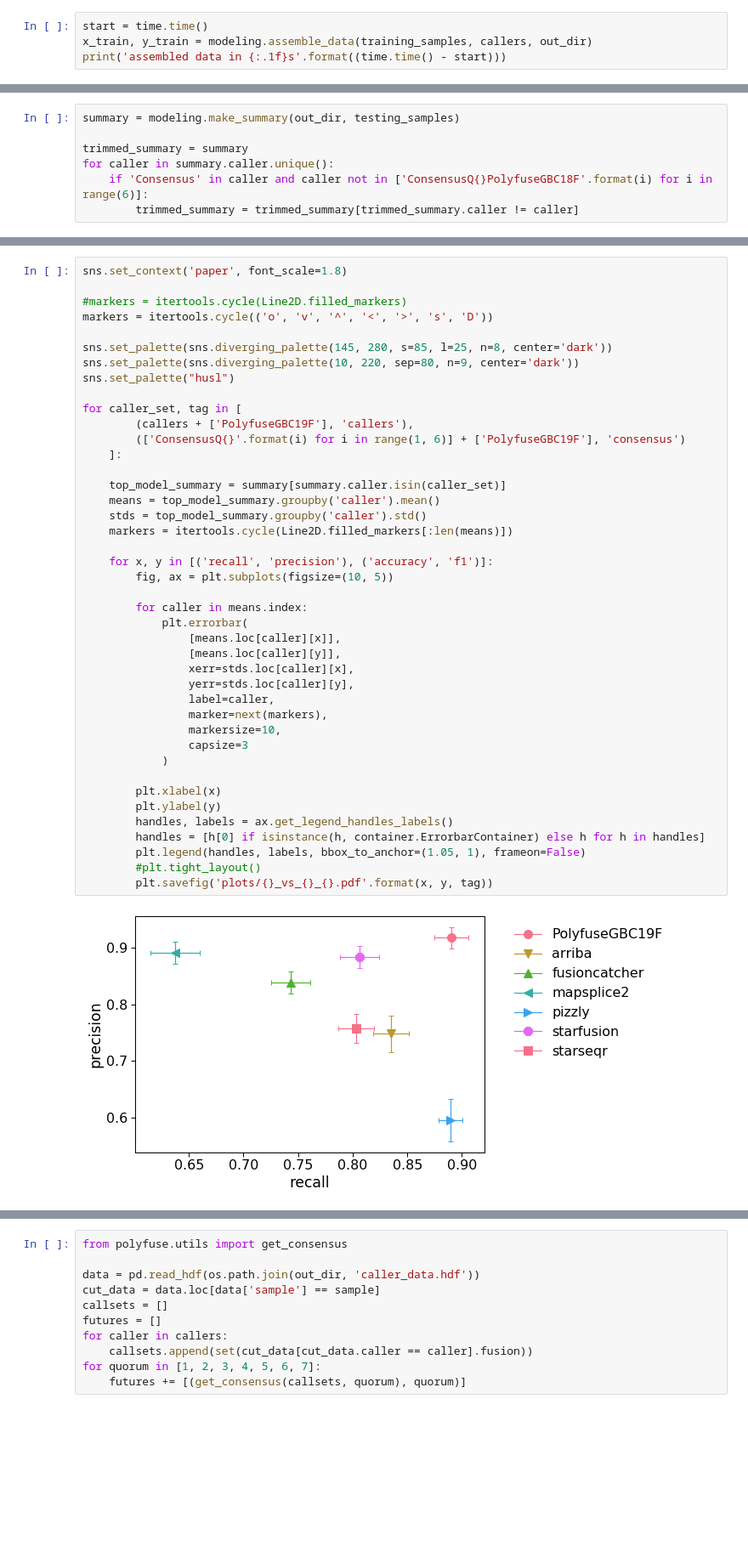
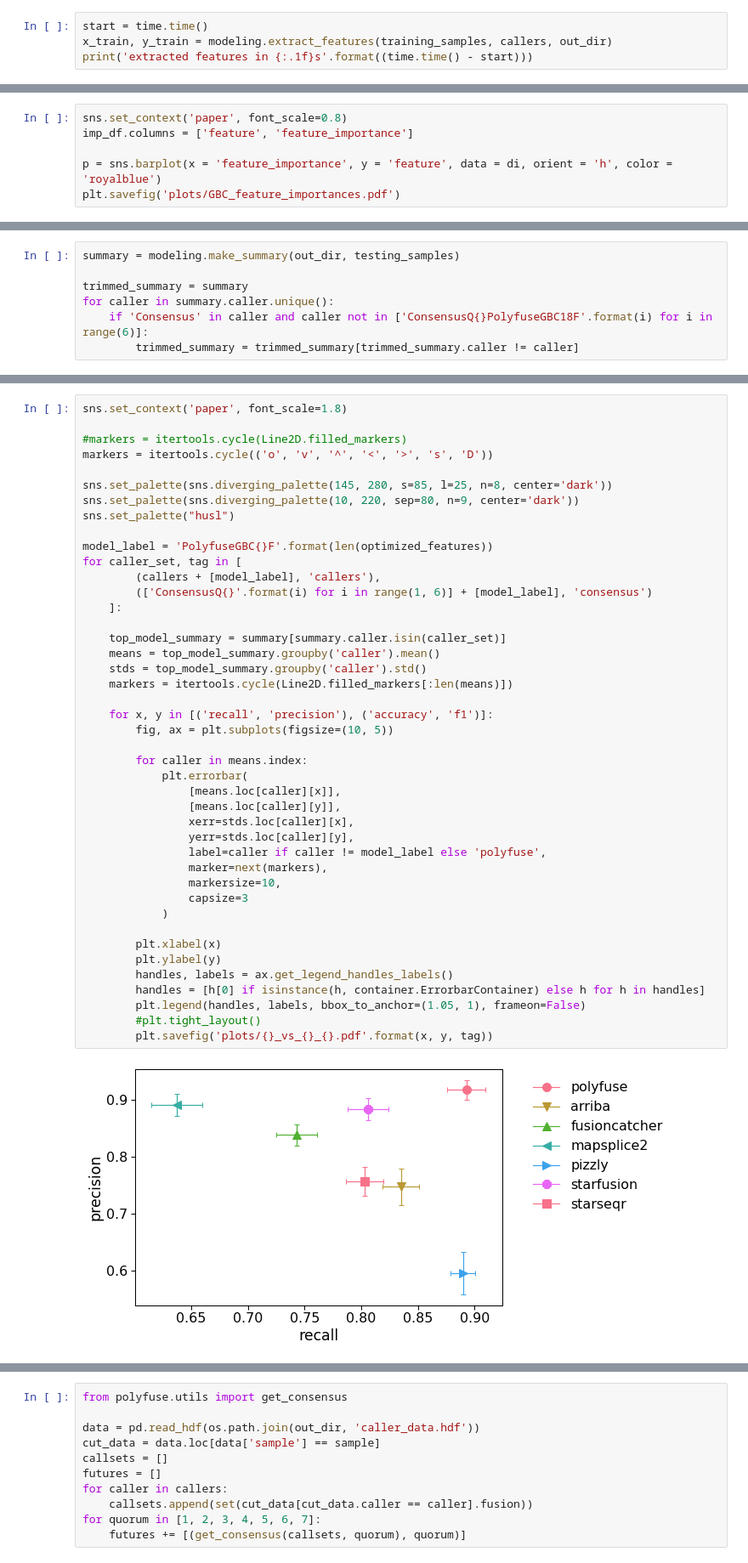
Before and after one commit to olopade-lab/fusion-ensembler, a Jupyter notebook: notebooks/polyfuse-50.ipynb, the cells around one changed output, grey strips where cells are left out. Shown at 85% size. Drawn from its saved outputs; the diff is of its cells as text; blank space fills up the shorter version.

```diff
--- a/notebooks/polyfuse-50.ipynb
+++ b/notebooks/polyfuse-50.ipynb
@@ -78,6 +77,6 @@ training_samples = samples[:int(len(samples) * training_fraction)]
 testing_samples = samples[int(len(samples) * training_fraction):]
 # %%
 start = time.time()
-x_train, y_train = modeling.assemble_data(training_samples, callers, out_dir)
-print('assembled data in {:.1f}s'.format((time.time() - start)))
+x_train, y_train = modeling.extract_features(training_samples, callers, out_dir)
+print('extracted features in {:.1f}s'.format((time.time() - start)))
 # %% [output]
@@ -165,0 +239,6 @@ fit models in 1259.9s
+# %%
+sns.set_context('paper', font_scale=0.8)
+imp_df.columns = ['feature', 'feature_importance']
+
+p = sns.barplot(x = 'feature_importance', y = 'feature', data = di, orient = 'h', color = 'royalblue')
+plt.savefig('plots/GBC_feature_importances.pdf')
@@ -216,37 +310,38 @@ sns.set_palette(sns.diverging_palette(145, 280, s=85, l=25, n=8, center='dark'))
 sns.set_palette(sns.diverging_palette(10, 220, sep=80, n=9, center='dark'))
 sns.set_palette("husl")
 
+model_label = 'PolyfuseGBC{}F'.format(len(optimized_features))
 for caller_set, tag in [
-        (callers + ['PolyfuseGBC19F'], 'callers'),
-        (['ConsensusQ{}'.format(i) for i in range(1, 6)] + ['PolyfuseGBC19F'], 'consensus')
+        (callers + [model_label], 'callers'),
+        (['ConsensusQ{}'.format(i) for i in range(1, 6)] + [model_label], 'consensus')
     ]:
 
     top_model_summary = summary[summary.caller.isin(caller_set)]
     means = top_model_summary.groupby('caller').mean()
     stds = top_model_summary.groupby('caller').std()
     markers = itertools.cycle(Line2D.filled_markers[:len(means)])
 
     for x, y in [('recall', 'precision'), ('accuracy', 'f1')]:
         fig, ax = plt.subplots(figsize=(10, 5))
 
         for caller in means.index:
             plt.errorbar(
                 [means.loc[caller][x]],
                 [means.loc[caller][y]],
                 xerr=stds.loc[caller][x],
                 yerr=stds.loc[caller][y],
-                label=caller,
+                label=caller if caller != model_label else 'polyfuse',
                 marker=next(markers),
                 markersize=10,
                 capsize=3
             )
 
         plt.xlabel(x)
         plt.ylabel(y)
         handles, labels = ax.get_legend_handles_labels()
         handles = [h[0] if isinstance(h, container.ErrorbarContainer) else h for h in handles]
         plt.legend(handles, labels, bbox_to_anchor=(1.05, 1), frameon=False)
         #plt.tight_layout()
         plt.savefig('plots/{}_vs_{}_{}.pdf'.format(x, y, tag))
 # %% [output]
-[figure, old version]
+[figure, new version]
```
Also changed, not shown: parts of 17 cells of this notebook, 2 other files.
